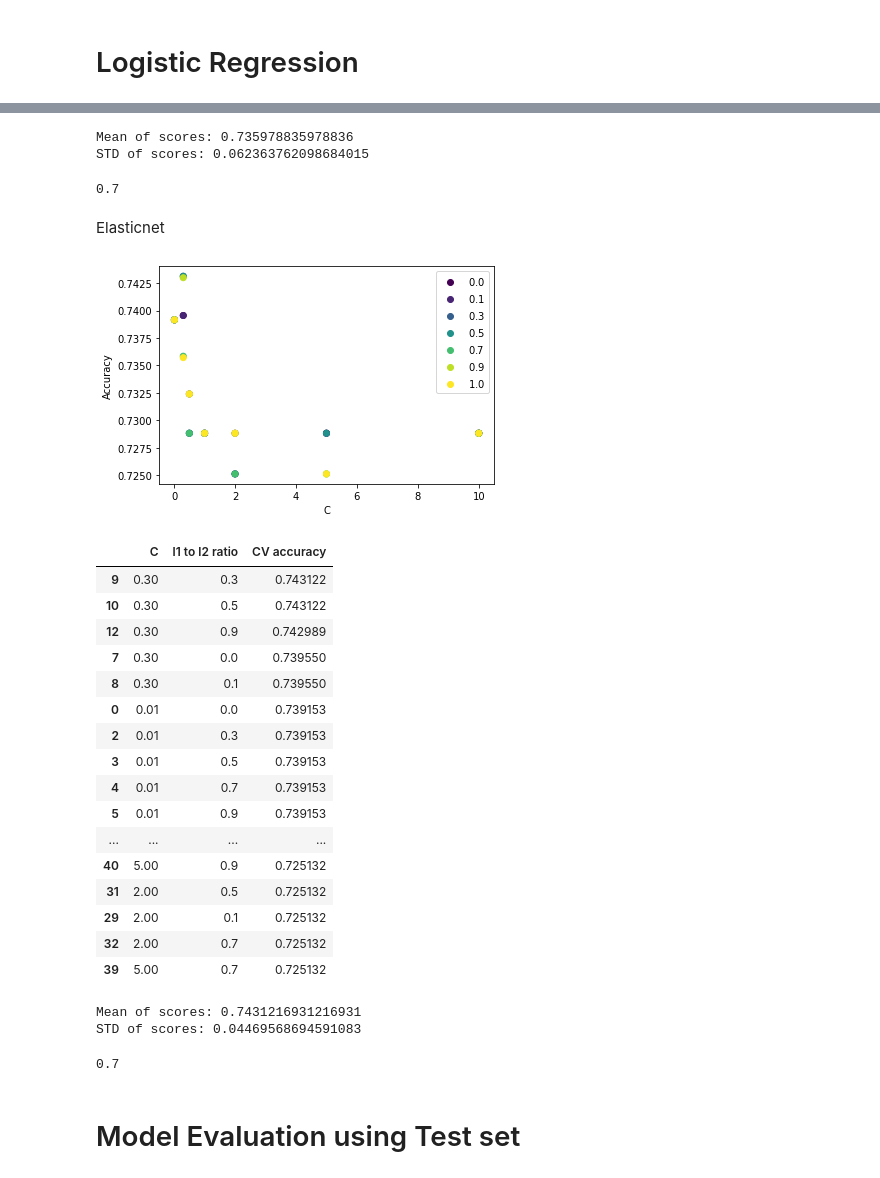
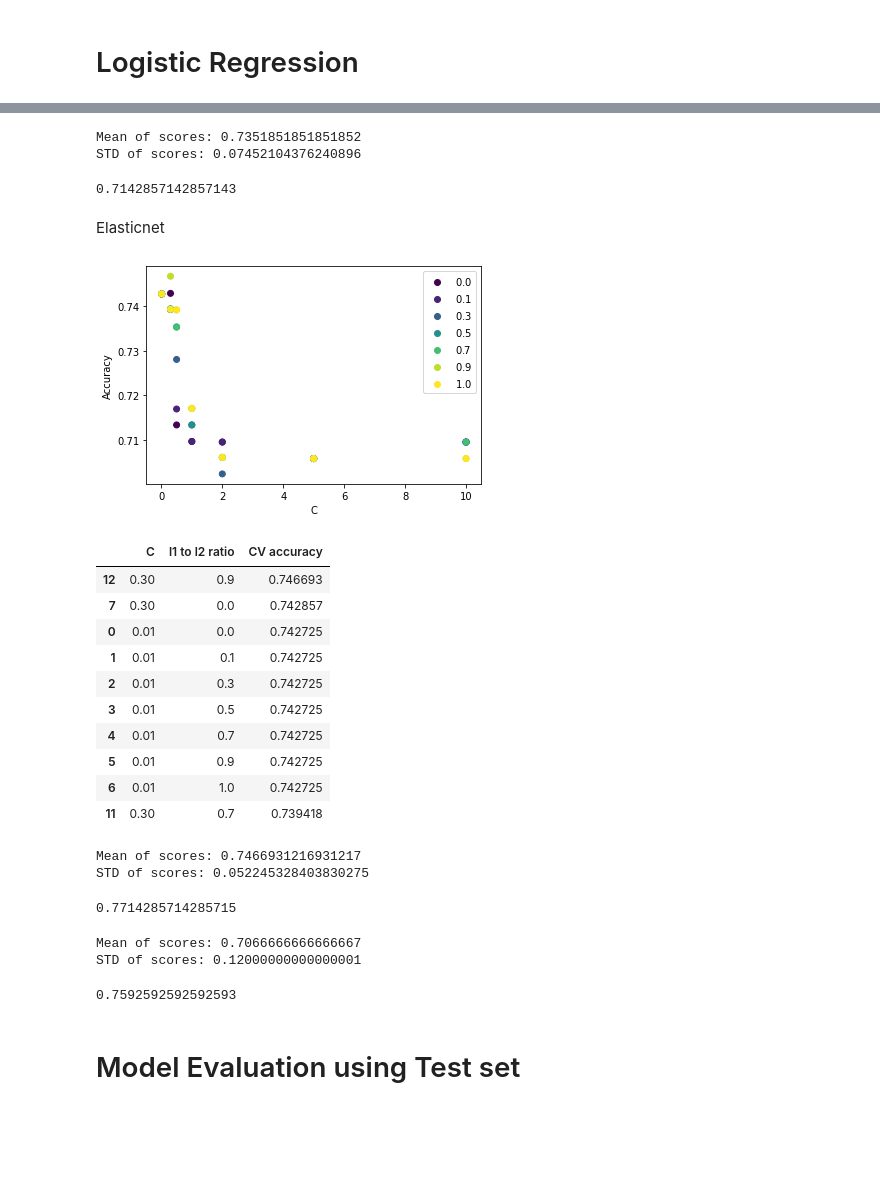
Before and after one commit to orbti/Coursera-Machine-Learning-Final-Project, a Jupyter notebook: ML0101EN-Proj-Loan-py-v1.ipynb, the cells around one changed output, grey strips where cells are left out. Cells and saved outputs as stored; diff of their text form; code cells hidden in the pictures; blank space fills up the shorter version.

Commit message:
Fixed evaluation metrix. Had to remove StandardScaler. model pipe has it already

```diff
--- a/ML0101EN-Proj-Loan-py-v1.ipynb
+++ b/ML0101EN-Proj-Loan-py-v1.ipynb
@@ -488,15 +551,14 @@ plt.show()
 # %%
 #Select C=1 for SVC
-svc = Pipeline([
+svm = Pipeline([
         ('scaler', StandardScaler()),
-        ('rbf', SVC(kernel='rbf', C=1))
+        ('rbf', SVC(kernel='rbf', C=10))
     ])
 
-svc.fit(X_train, y_train)
-scores = cross_val_score(svc, X_train, y_train, cv=10)
-scores = cross_val_score(svc, X_train, y_train, cv=10)
+svm_model = svm.fit(X_train, y_train)
+scores = cross_val_score(svm_model, X_train, y_train, cv=10)
 print(f'Mean of scores: {np.mean(scores)}')
 print(f'STD of scores: {np.std(scores)}')
 
-svc.score(X_test, y_test)
+svm_model.score(X_test, y_test)
 # %% [output]
@@ -512,7 +584,7 @@ C_options = [0.01, 0.3, 0.5, 1, 2, 5, 10]
 for option in C_options:
   pipe_l2 = Pipeline([
     ('scaler', StandardScaler()),
-    ('log_reg', LogisticRegression(random_state=0, penalty='l2', solver='liblinear', C=option))
+    ('log_reg', LogisticRegression(penalty='l2', solver='liblinear', C=option))
   ])
 
   pipe_l2.fit(X_train, y_train)
@@ -547,7 +619,7 @@ C_options = [0.01, 0.3, 0.5, 1, 2, 5, 10]
 for option in C_options:
   pipe_l1 = Pipeline([
     ('scaler', StandardScaler()),
-    ('log_reg', LogisticRegression(random_state=0, penalty='l1', solver='liblinear', C=option))
+    ('log_reg', LogisticRegression(penalty='l1', solver='liblinear', C=option))
     ])
 
   pipe_l1.fit(X_train, y_train)
@@ -578,7 +650,7 @@ pd.DataFrame(zip_c_l1, columns=['C_options', 'l1_cv_accuracy'])
 # %%
 log_reg_l2 = Pipeline([
     ('scaler', StandardScaler()),
-    ('log_reg', LogisticRegression(random_state=0, penalty='l2', solver='liblinear', C=0.01))
+    ('log_reg', LogisticRegression(penalty='l2', solver='liblinear', C=0.01))
   ])
 
 log_reg_l2.fit(X_train, y_train)
@@ -589,79 +661,82 @@ print(f'STD of scores: {np.std(scores)}')
 
 log_reg_l2.score(X_test, y_test)
 # %% [output]
-Mean of scores: 0.735978835978836
-STD of scores: 0.062363762098684015
+Mean of scores: 0.7351851851851852
+STD of scores: 0.07452104376240896
-0.7
+0.7142857142857143
 # %% [markdown]
 Elasticnet
 # %%
 cv_accuracy = []
 C_rec = []
 r_rec = []
 C_options = [0.01, 0.3, 0.5, 1, 2, 5, 10]
 ratio_options = [0, 0.1, 0.3, 0.5, 0.7, 0.9, 1]
 
 for option in C_options:
   for ratio in ratio_options:
     pipe_en = Pipeline([
       ('scaler', StandardScaler()),
-      ('log_reg', LogisticRegression(random_state=0, penalty='elasticnet', solver='saga', C=option, l1_ratio=ratio))
+      ('log_reg', LogisticRegression(penalty='elasticnet', solver='saga', C=option, l1_ratio=ratio))
     ])
 
     pipe_en.fit(X_train, y_train)
 
     en_scores = cross_val_score(pipe_en, X_train, y_train, cv=10)
     en_cv_accuracy = en_scores.mean()
 
     cv_accuracy.append(en_cv_accuracy)
     C_rec.append(option)
     r_rec.append(ratio)
 
 scatter = plt.scatter(C_rec, cv_accuracy, c=r_rec)
 plt.xlabel('C')
 plt.ylabel('Accuracy')
 legend = scatter.legend_elements()
 plt.legend(*legend)
 plt.show()
 
 accuracies = pd.DataFrame(list(zip(C_rec, r_rec, cv_accuracy)), columns=['C', 'l1 to l2 ratio', 'CV accuracy'])
-accuracies.sort_values('CV accuracy', ascending=False)
+accuracies.sort_values('CV accuracy', ascending=False).head(10)
 # %% [output]
-[figure, old version]
+[figure, new version]
 |  | C | l1 to l2 ratio | CV accuracy |
-| 9 | 0.30 | 0.3 | 0.743122 |
-| 10 | 0.30 | 0.5 | 0.743122 |
-| 12 | 0.30 | 0.9 | 0.742989 |
-| 7 | 0.30 | 0.0 | 0.739550 |
-| 8 | 0.30 | 0.1 | 0.739550 |
-| 0 | 0.01 | 0.0 | 0.739153 |
-| 2 | 0.01 | 0.3 | 0.739153 |
-| 3 | 0.01 | 0.5 | 0.739153 |
-| 4 | 0.01 | 0.7 | 0.739153 |
-| 5 | 0.01 | 0.9 | 0.739153 |
-| ... | ... | ... | ... |
-| 40 | 5.00 | 0.9 | 0.725132 |
-| 31 | 2.00 | 0.5 | 0.725132 |
-| 29 | 2.00 | 0.1 | 0.725132 |
-| 32 | 2.00 | 0.7 | 0.725132 |
-| 39 | 5.00 | 0.7 | 0.725132 |
+| 12 | 0.30 | 0.9 | 0.746693 |
+| 7 | 0.30 | 0.0 | 0.742857 |
+| 0 | 0.01 | 0.0 | 0.742725 |
+| 1 | 0.01 | 0.1 | 0.742725 |
+| 2 | 0.01 | 0.3 | 0.742725 |
+| 3 | 0.01 | 0.5 | 0.742725 |
+| 4 | 0.01 | 0.7 | 0.742725 |
+| 5 | 0.01 | 0.9 | 0.742725 |
+| 6 | 0.01 | 1.0 | 0.742725 |
+| 11 | 0.30 | 0.7 | 0.739418 |
 # %%
 pipe_en = Pipeline([
       ('scaler', StandardScaler()),
-      ('log_reg', LogisticRegression(random_state=0, penalty='elasticnet', solver='saga', C=0.30, l1_ratio=0.3))
+      ('log_reg', LogisticRegression(penalty='elasticnet', solver='saga', C=0.30, l1_ratio=0.9))
     ])
 
-pipe_en.fit(X_train, y_train)
-scores = cross_val_score(pipe_en, X_train, y_train, cv=10)
-scores = cross_val_score(pipe_en, X_train, y_train, cv=10)
+lr_model = pipe_en.fit(X_train, y_train)
+scores = cross_val_score(lr_model, X_train, y_train, cv=10)
 print(f'Mean of scores: {np.mean(scores)}')
 print(f'STD of scores: {np.std(scores)}')
 
-pipe_en.score(X_test, y_test)
+lr_model.score(X_test, y_test)
 # %% [output]
-Mean of scores: 0.7431216931216931
-STD of scores: 0.04469568694591083
+Mean of scores: 0.7466931216931217
+STD of scores: 0.052245328403830275
-0.7
+0.7714285714285715
+# %%
+scores = cross_val_score(lr_model, test_X, test_y, cv=10)
+print(f'Mean of scores: {np.mean(scores)}')
+print(f'STD of scores: {np.std(scores)}')
+
+lr_model.score(test_X, test_y)
+# %% [output]
+Mean of scores: 0.7066666666666667
+STD of scores: 0.12000000000000001
+0.7592592592592593
 # %% [markdown]
 # Model Evaluation using Test set
 # %%
```
Also changed, not shown: parts of 37 cells of this notebook.
